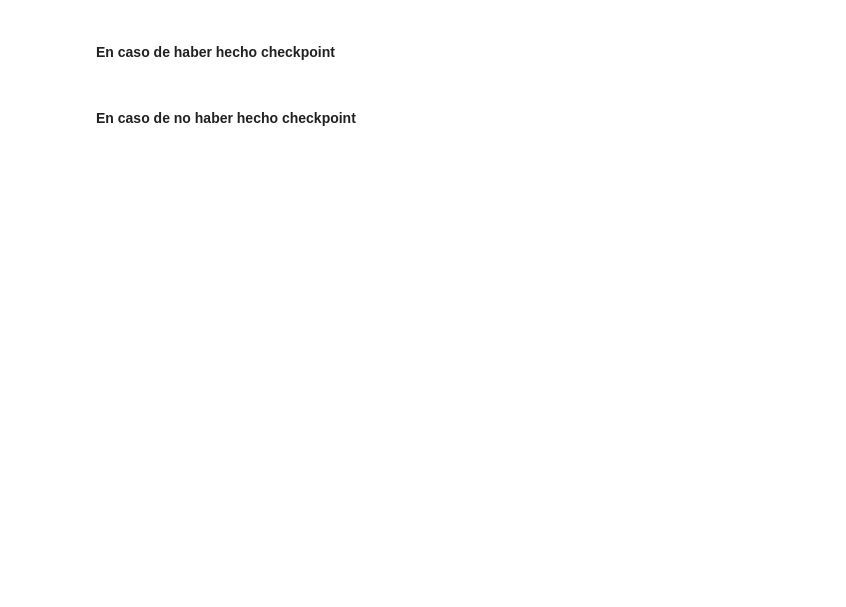
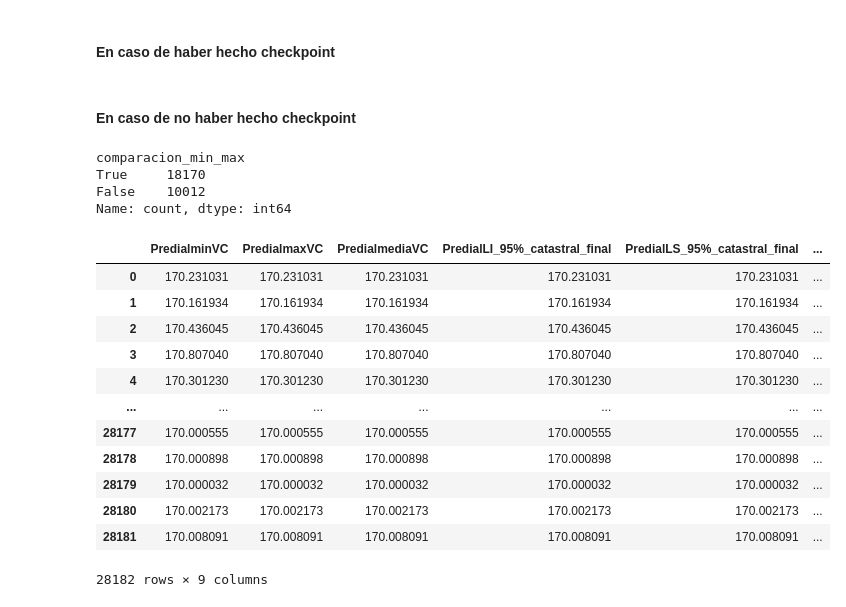
Before and after one commit to DiosLara/Newst_codes, a Jupyter notebook: Valor_Catastral/Calculo_valor_catastro.ipynb, the cells around one changed output. Cells and saved outputs as stored; diff of their text form; code cells hidden in the pictures; blank space fills up the shorter version.

```diff
--- a/Valor_Catastral/Calculo_valor_catastro.ipynb
+++ b/Valor_Catastral/Calculo_valor_catastro.ipynb
@@ -811,0 +941,14 @@ df.to_file('/content/drive/MyDrive/Equipo_Agua/Geo/Data/Completados/Modelo_Final
+# %%
+# Calculo del predial
+cols_calc_predial = ['minVC','maxVC','mediaVC','LI_95%_catastral_final','LS_95%_catastral_final','PmediaVC']
+cols_predial = []
+df_predial = pd.read_csv('./Data/Predial.csv',)
+df_predial['FACTOR'] = df_predial['FACTOR'].str.replace(',','.')
+for col in df_predial:
+    df_predial[col] = df_predial[col].astype(float)
+
+
+for col in cols_calc_predial:
+    name_col = 'Predial'+col
+    df[name_col] = df[col].map(lambda x: calculo_predial(x,df_predial))
+    cols_predial.append(name_col)
@@ -811,0 +964,24 @@ df.to_file('/content/drive/MyDrive/Equipo_Agua/Geo/Data/Completados/Modelo_Final
+# %%
+df['comparacion_min_max'] = df['PredialminVC'] == df['PredialmaxVC']
+df['comparacion_min_max'].value_counts()
+# %% [output]
+comparacion_min_max
+True     18170
+False    10012
+Name: count, dtype: int64
+# %%
+df[np.append(cols_predial,['cve_cat','Indice_gdf','geometry'])]
+# %% [output]
+|  | PredialminVC | PredialmaxVC | PredialmediaVC | PredialLI_95%_catastral_final | PredialLS_95%_catastral_final | ... |
+| 0 | 170.231031 | 170.231031 | 170.231031 | 170.231031 | 170.231031 | ... |
+| 1 | 170.161934 | 170.161934 | 170.161934 | 170.161934 | 170.161934 | ... |
+| 2 | 170.436045 | 170.436045 | 170.436045 | 170.436045 | 170.436045 | ... |
+| 3 | 170.807040 | 170.807040 | 170.807040 | 170.807040 | 170.807040 | ... |
+| 4 | 170.301230 | 170.301230 | 170.301230 | 170.301230 | 170.301230 | ... |
+| ... | ... | ... | ... | ... | ... | ... |
+| 28177 | 170.000555 | 170.000555 | 170.000555 | 170.000555 | 170.000555 | ... |
+| 28178 | 170.000898 | 170.000898 | 170.000898 | 170.000898 | 170.000898 | ... |
+| 28179 | 170.000032 | 170.000032 | 170.000032 | 170.000032 | 170.000032 | ... |
+| 28180 | 170.002173 | 170.002173 | 170.002173 | 170.002173 | 170.002173 | ... |
+| 28181 | 170.008091 | 170.008091 | 170.008091 | 170.008091 | 170.008091 | ... |
+28182 rows × 9 columns
```
Also changed, not shown: parts of 82 cells of this notebook, 7 other files.
